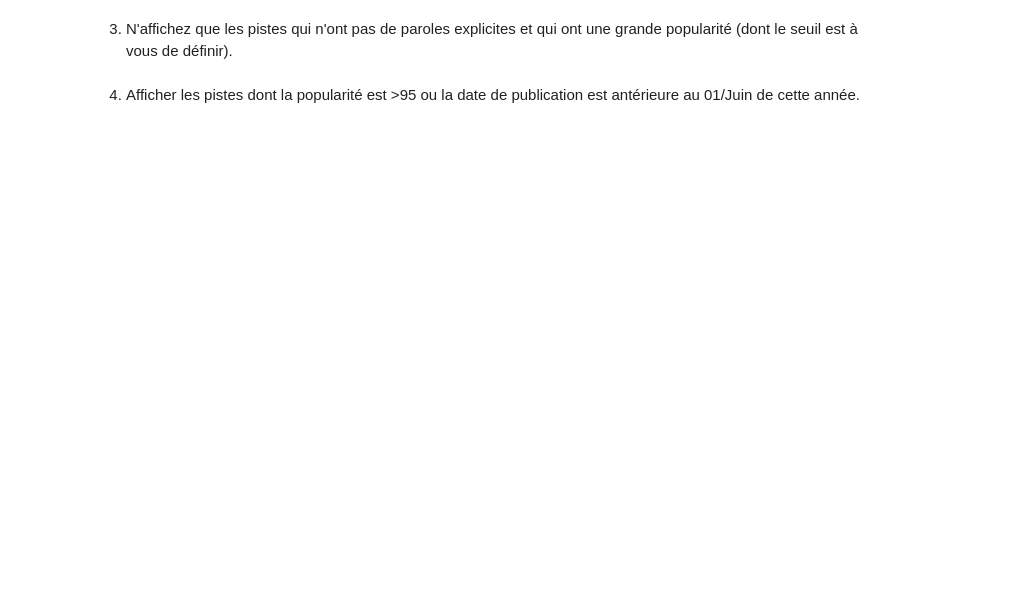
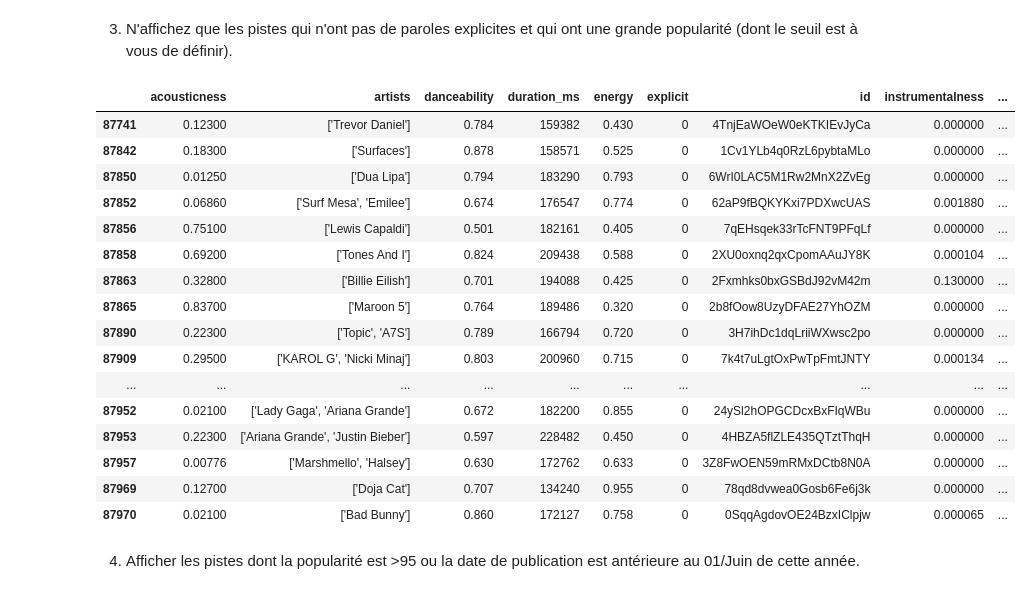
Before and after one commit to TahaBeno/Lab1_pandas, a Jupyter notebook: Lab1_pandas.ipynb, the cells around one changed output. Cells and saved outputs as stored; diff of their text form; code cells hidden in the pictures; blank space fills up the shorter version.

```diff
--- a/Lab1_pandas.ipynb
+++ b/Lab1_pandas.ipynb
@@ -290,4 +408,24 @@ Revenir à la Dataframe d'origine.
 # %% [markdown]
 3. N'affichez que les pistes qui n'ont pas de paroles explicites et qui ont une grande popularité (dont le seuil est à vous de définir).
+# %%
+df.loc[(df['explicit'] == 0) & (df['popularity']>90)]
+# %% [output]
+|  | acousticness | artists | danceability | duration_ms | energy | explicit | id | instrumentalness | ... |
+| 87741 | 0.12300 | ['Trevor Daniel'] | 0.784 | 159382 | 0.430 | 0 | 4TnjEaWOeW0eKTKIEvJyCa | 0.000000 | ... |
+| 87842 | 0.18300 | ['Surfaces'] | 0.878 | 158571 | 0.525 | 0 | 1Cv1YLb4q0RzL6pybtaMLo | 0.000000 | ... |
+| 87850 | 0.01250 | ['Dua Lipa'] | 0.794 | 183290 | 0.793 | 0 | 6WrI0LAC5M1Rw2MnX2ZvEg | 0.000000 | ... |
+| 87852 | 0.06860 | ['Surf Mesa', 'Emilee'] | 0.674 | 176547 | 0.774 | 0 | 62aP9fBQKYKxi7PDXwcUAS | 0.001880 | ... |
+| 87856 | 0.75100 | ['Lewis Capaldi'] | 0.501 | 182161 | 0.405 | 0 | 7qEHsqek33rTcFNT9PFqLf | 0.000000 | ... |
+| 87858 | 0.69200 | ['Tones And I'] | 0.824 | 209438 | 0.588 | 0 | 2XU0oxnq2qxCpomAAuJY8K | 0.000104 | ... |
+| 87863 | 0.32800 | ['Billie Eilish'] | 0.701 | 194088 | 0.425 | 0 | 2Fxmhks0bxGSBdJ92vM42m | 0.130000 | ... |
+| 87865 | 0.83700 | ['Maroon 5'] | 0.764 | 189486 | 0.320 | 0 | 2b8fOow8UzyDFAE27YhOZM | 0.000000 | ... |
+| 87890 | 0.22300 | ['Topic', 'A7S'] | 0.789 | 166794 | 0.720 | 0 | 3H7ihDc1dqLriiWXwsc2po | 0.000000 | ... |
+| 87909 | 0.29500 | ['KAROL G', 'Nicki Minaj'] | 0.803 | 200960 | 0.715 | 0 | 7k4t7uLgtOxPwTpFmtJNTY | 0.000134 | ... |
+| ... | ... | ... | ... | ... | ... | ... | ... | ... | ... |
+| 87952 | 0.02100 | ['Lady Gaga', 'Ariana Grande'] | 0.672 | 182200 | 0.855 | 0 | 24ySl2hOPGCDcxBxFIqWBu | 0.000000 | ... |
+| 87953 | 0.22300 | ['Ariana Grande', 'Justin Bieber'] | 0.597 | 228482 | 0.450 | 0 | 4HBZA5flZLE435QTztThqH | 0.000000 | ... |
+| 87957 | 0.00776 | ['Marshmello', 'Halsey'] | 0.630 | 172762 | 0.633 | 0 | 3Z8FwOEN59mRMxDCtb8N0A | 0.000000 | ... |
+| 87969 | 0.12700 | ['Doja Cat'] | 0.707 | 134240 | 0.955 | 0 | 78qd8dvwea0Gosb6Fe6j3k | 0.000000 | ... |
+| 87970 | 0.02100 | ['Bad Bunny'] | 0.860 | 172127 | 0.758 | 0 | 0SqqAgdovOE24BzxIClpjw | 0.000065 | ... |
 # %% [markdown]
 4. Afficher les pistes dont la popularité est >95 ou la date de publication est antérieure au 01/Juin de cette année.
```
Also changed, not shown: parts of 17 cells of this notebook.
